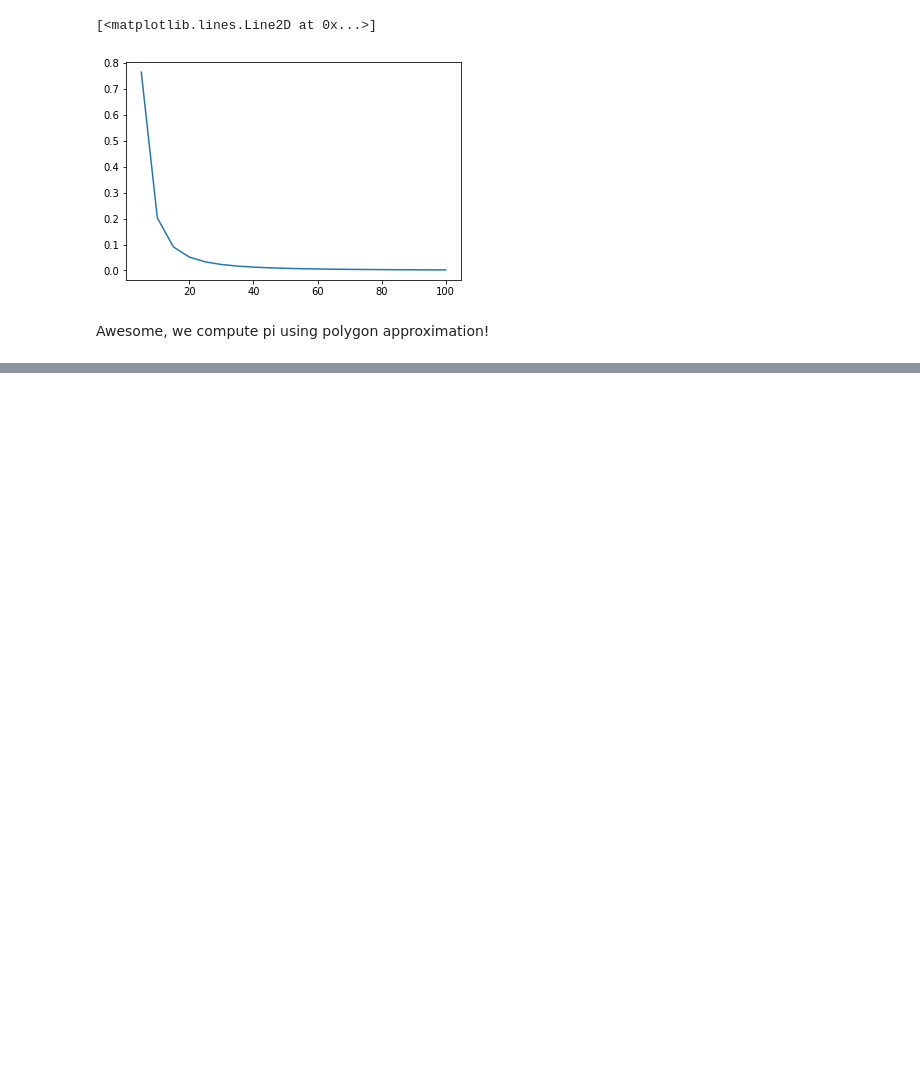
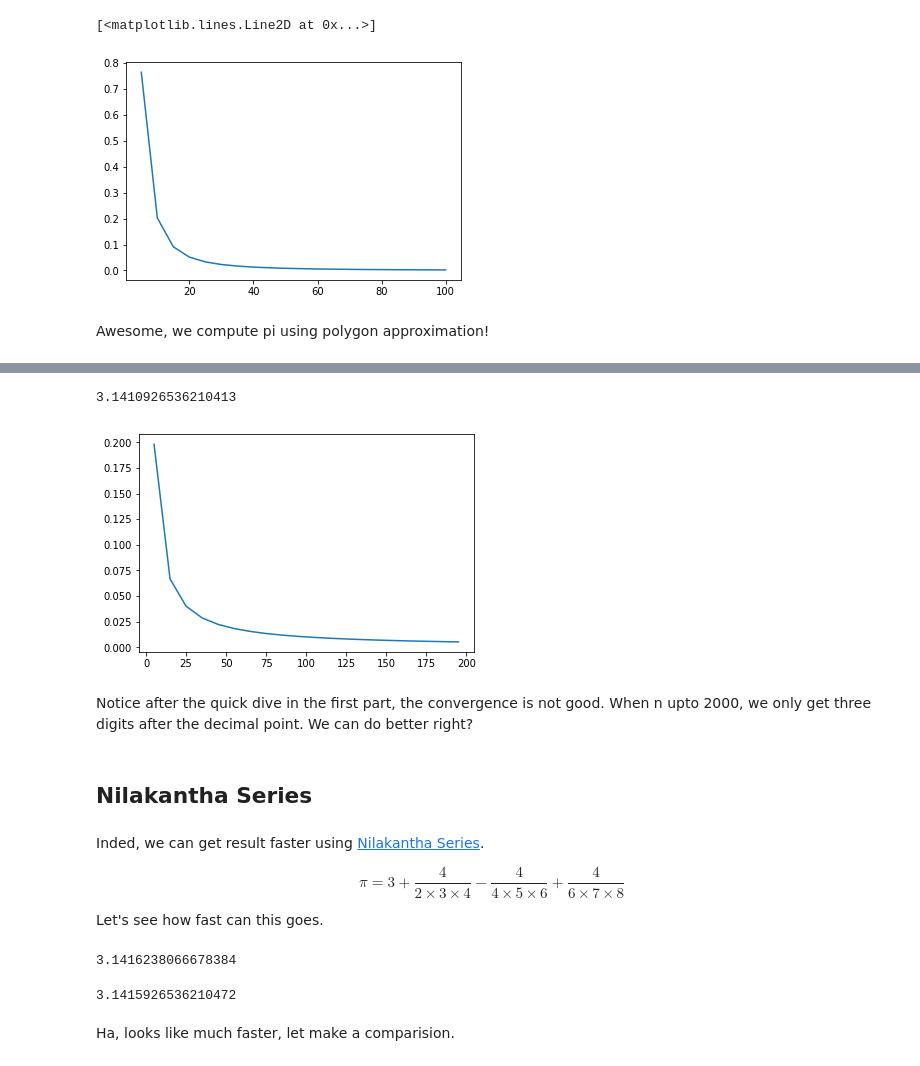
Before and after one commit to JeffreyYeTHU/ComputePi, a Jupyter notebook: compute-pi.ipynb, the cells around one changed output, grey strips where cells are left out. Cells and saved outputs as stored; diff of their text form; code cells hidden in the pictures; blank space fills up the shorter version.

Commit message:
Finish series approximation

```diff
--- a/compute-pi.ipynb
+++ b/compute-pi.ipynb
@@ -85,0 +96,31 @@ Awesome, we compute pi using polygon approximation!
+# %%
+def compute_pi_gls(n):
+    sum = 0
+    for i in range(0, n):
+        sum += np.power(-1, i) / (2*i + 1)
+    return 4*sum
+
+def plot_absolute_error():
+    r = np.arange(5, 200, 10)
+    pi_approximate = []
+    for i in r:
+        pi_approximate.append(abs(compute_pi_gls(i) - np.pi))
+    plt.plot(r, pi_approximate)
+# %%
+compute_pi_gls(2000)
+# %% [output]
+3.1410926536210413
+# %%
+plot_absolute_error()
+# %% [output]
+[figure, added]
+# %% [markdown]
+Notice after the quick dive in the first part, the convergence is not good. When n upto 2000, we only get three digits after the decimal point. We can do better right?
+# %% [markdown]
+## Nilakantha Series
+# %% [markdown]
+Inded, we can get result faster using [Nilakantha Series](https://en.wikipedia.org/wiki/Nilakantha_Somayaji).
+
+$$ \pi = 3 + \frac{4}{2 \times 3 \times 4} - \frac{4}{4 \times 5 \times 6} + \frac{4}{6 \times 7 \times 8} $$
+
+Let's see how fast can this goes.
@@ -85,0 +133,10 @@ Awesome, we compute pi using polygon approximation!
+# %%
+compute_pi_ns(20)
+# %% [output]
+3.1416238066678384
+# %%
+compute_pi_ns(2000)
+# %% [output]
+3.1415926536210472
+# %% [markdown]
+Ha, looks like much faster, let make a comparision.
```
Also changed, not shown: parts of 7 cells of this notebook.
